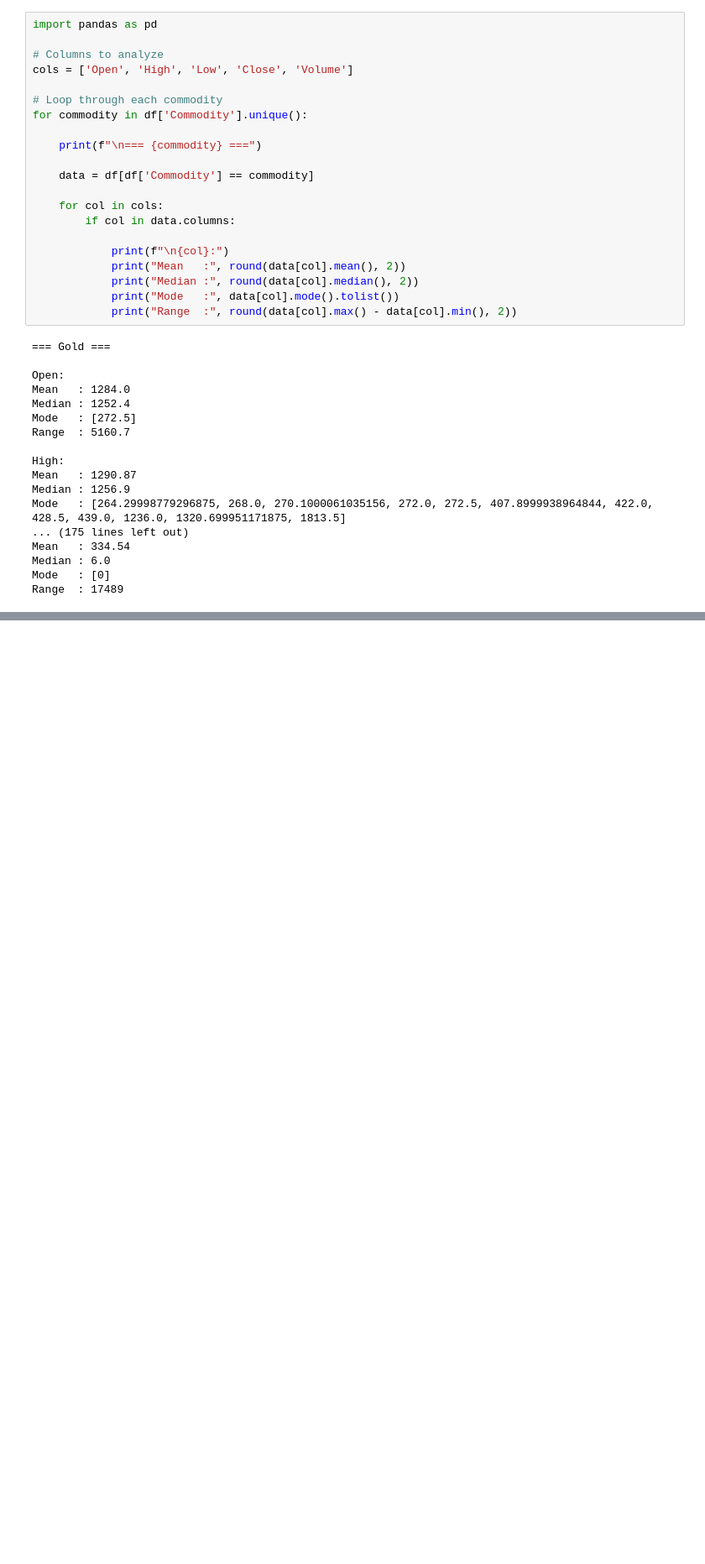
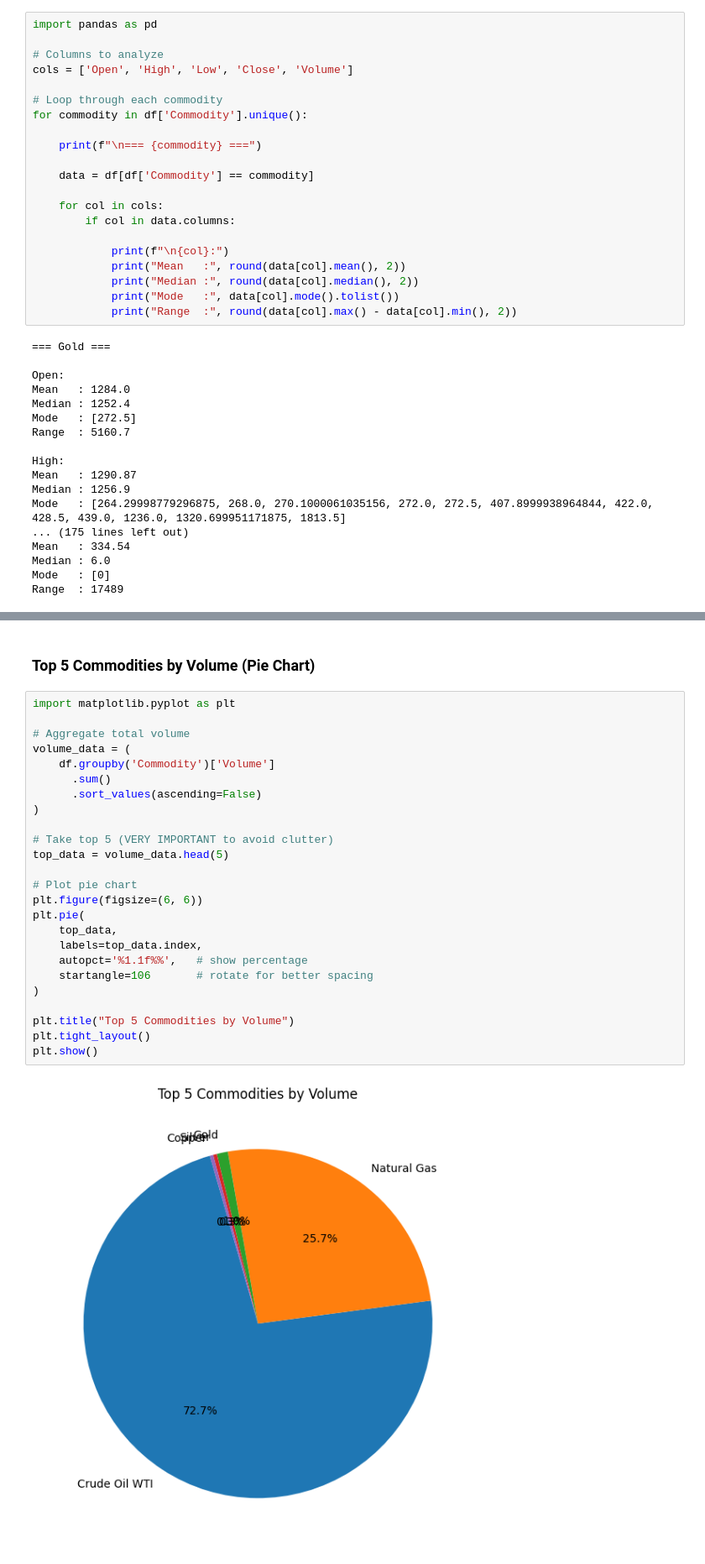
Before and after one commit to imalamin455/Hello-Mars, a Jupyter notebook: Global_Commodity_Prices_2000_2026.ipynb, the cells around one changed output, grey strips where cells are left out. Shown at 84% size. Cells and saved outputs as stored; diff of their text form; blank space fills up the shorter version.

```diff
--- a/Global_Commodity_Prices_2000_2026.ipynb
+++ b/Global_Commodity_Prices_2000_2026.ipynb
@@ -212,0 +234,29 @@ Range  : 17489
+# %% [markdown]
+### Top 5 Commodities by Volume (Pie Chart)
+# %%
+import matplotlib.pyplot as plt
+
+# Aggregate total volume
+volume_data = (
+    df.groupby('Commodity')['Volume']
+      .sum()
+      .sort_values(ascending=False)
+)
+
+# Take top 5 (VERY IMPORTANT to avoid clutter)
+top_data = volume_data.head(5)
+
+# Plot pie chart
+plt.figure(figsize=(6, 6))
+plt.pie(
+    top_data,
+    labels=top_data.index,
+    autopct='%1.1f%%',   # show percentage
+    startangle=106       # rotate for better spacing
+)
+
+plt.title("Top 5 Commodities by Volume")
+plt.tight_layout()
+plt.show()
+# %% [output]
+[figure, added]
```
Also changed, not shown: parts of 8 cells of this notebook.
